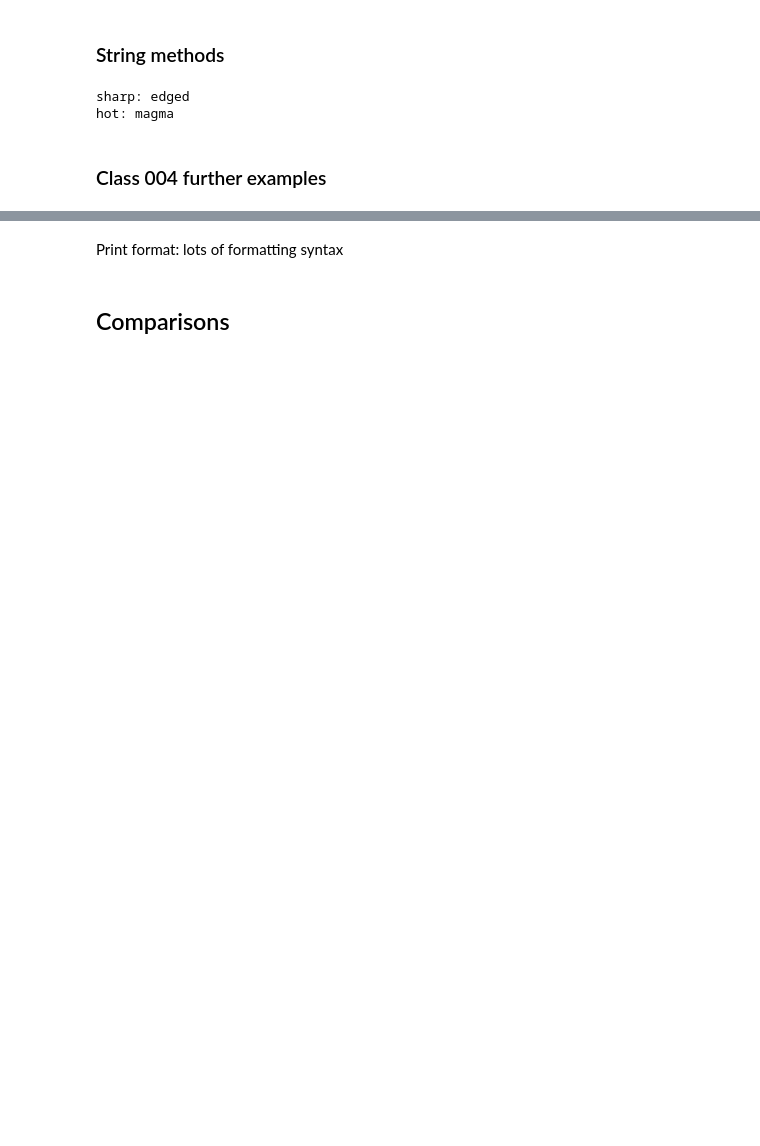
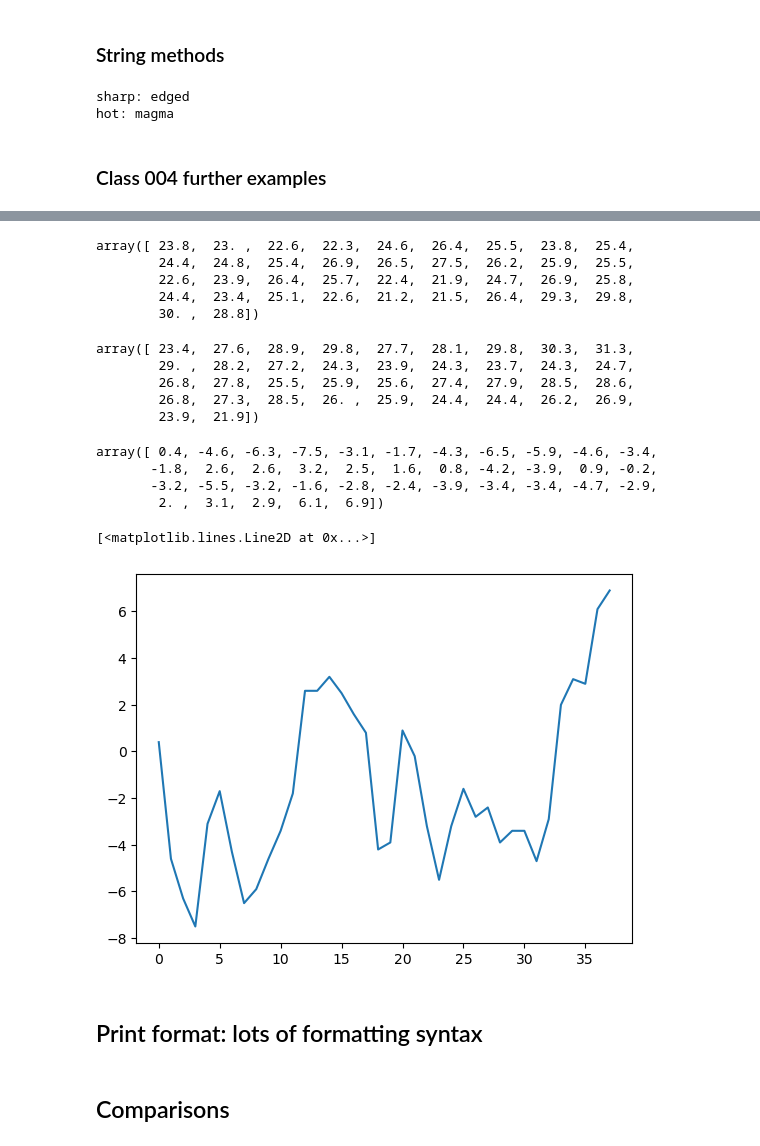
Before and after one commit to laserchemist/datascience, a Jupyter notebook: Fall 2023/Class_Examples/class004.ipynb, the cells around one changed output, grey strips where cells are left out. Drawn from its saved outputs; the diff is of its cells as text; code cells hidden in the pictures; blank space fills up the shorter version.

```diff
--- a/Fall 2023/Class_Examples/class004.ipynb
+++ b/Fall 2023/Class_Examples/class004.ipynb
@@ -102,5 +135,44 @@ hot: magma
+# %%
+Temp23=data23['tavg'].values
+Temp23
+# %% [output]
+array([ 23.8,  23. ,  22.6,  22.3,  24.6,  26.4,  25.5,  23.8,  25.4,
+        24.4,  24.8,  25.4,  26.9,  26.5,  27.5,  26.2,  25.9,  25.5,
+        22.6,  23.9,  26.4,  25.7,  22.4,  21.9,  24.7,  26.9,  25.8,
+        24.4,  23.4,  25.1,  22.6,  21.2,  21.5,  26.4,  29.3,  29.8,
+        30. ,  28.8])
+# %%
+# Set time period
+start = datetime(2022, 8, 1)
+end = datetime(2022, 9, 7)
+# Create Point for Philadelphia? 39.981, -75.153
+location = Point(39.981, -75.153, 10)
+data = Daily(location, start, end)
+data22 = data.fetch()
+# %%
+Temp22=data22['tavg'].values
+Temp22
+# %% [output]
+array([ 23.4,  27.6,  28.9,  29.8,  27.7,  28.1,  29.8,  30.3,  31.3,
+        29. ,  28.2,  27.2,  24.3,  23.9,  24.3,  23.7,  24.3,  24.7,
+        26.8,  27.8,  25.5,  25.9,  25.6,  27.4,  27.9,  28.5,  28.6,
+        26.8,  27.3,  28.5,  26. ,  25.9,  24.4,  24.4,  26.2,  26.9,
+        23.9,  21.9])
+# %%
+diff = Temp23 - Temp22
+diff
+# %% [output]
+array([ 0.4, -4.6, -6.3, -7.5, -3.1, -1.7, -4.3, -6.5, -5.9, -4.6, -3.4,
+       -1.8,  2.6,  2.6,  3.2,  2.5,  1.6,  0.8, -4.2, -3.9,  0.9, -0.2,
+       -3.2, -5.5, -3.2, -1.6, -2.8, -2.4, -3.9, -3.4, -3.4, -4.7, -2.9,
+        2. ,  3.1,  2.9,  6.1,  6.9])
+# %%
+plt.plot(diff)
+# %% [output]
+[<matplotlib.lines.Line2D at 0x...>]
+[figure, added]
 # %% [markdown]
-Print format: lots of formatting syntax
+## Print format: lots of formatting syntax
 # %%
 name = 'Peter'
 age = 23
```
Also changed, not shown: parts of 9 cells of this notebook.
